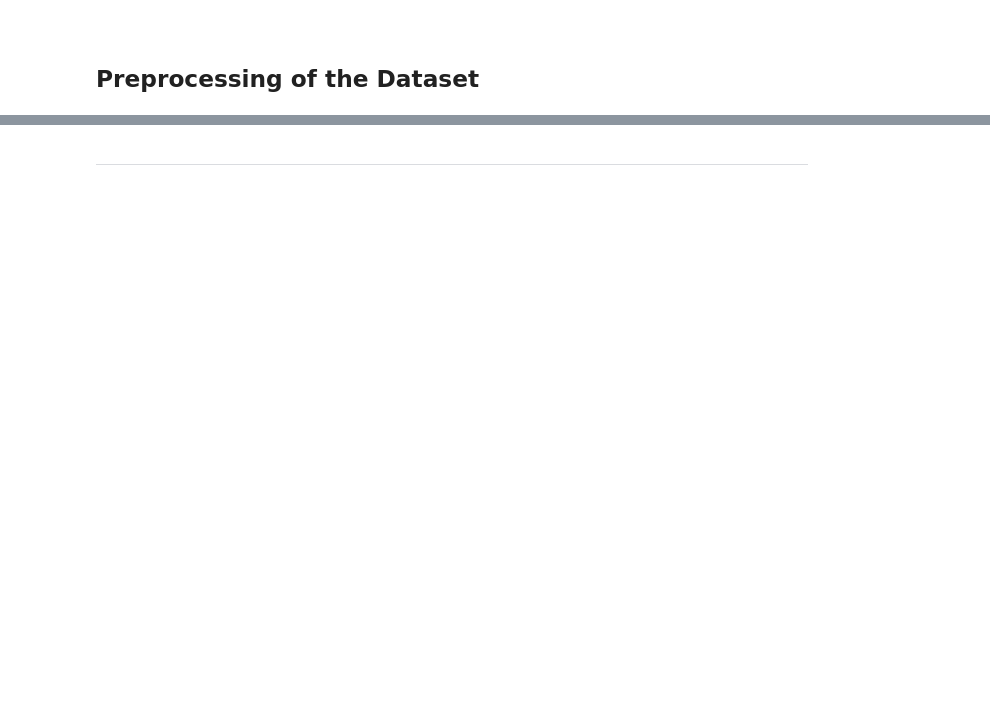
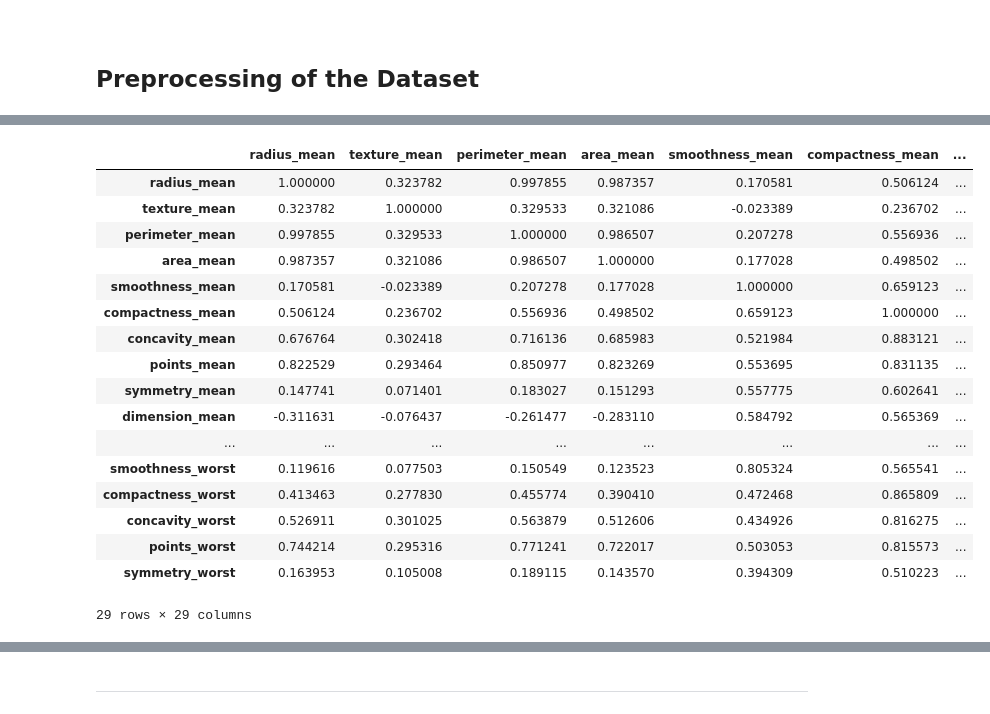
Before and after one commit to JTohall/PFDA_Project, a Jupyter notebook: Project.ipynb, the cells around one changed output, grey strips where cells are left out. Drawn from its saved outputs; the diff is of its cells as text; code cells hidden in the pictures; blank space fills up the shorter version.

```diff
--- a/Project.ipynb
+++ b/Project.ipynb
@@ -492,0 +584,23 @@ db.describe
+# %%
+# Use the correlation function to find the correlation among the columns in the Dataset
+
+db.corr()
+# %% [output]
+|  | radius_mean | texture_mean | perimeter_mean | area_mean | smoothness_mean | compactness_mean | ... |
+| radius_mean | 1.000000 | 0.323782 | 0.997855 | 0.987357 | 0.170581 | 0.506124 | ... |
+| texture_mean | 0.323782 | 1.000000 | 0.329533 | 0.321086 | -0.023389 | 0.236702 | ... |
+| perimeter_mean | 0.997855 | 0.329533 | 1.000000 | 0.986507 | 0.207278 | 0.556936 | ... |
+| area_mean | 0.987357 | 0.321086 | 0.986507 | 1.000000 | 0.177028 | 0.498502 | ... |
+| smoothness_mean | 0.170581 | -0.023389 | 0.207278 | 0.177028 | 1.000000 | 0.659123 | ... |
+| compactness_mean | 0.506124 | 0.236702 | 0.556936 | 0.498502 | 0.659123 | 1.000000 | ... |
+| concavity_mean | 0.676764 | 0.302418 | 0.716136 | 0.685983 | 0.521984 | 0.883121 | ... |
+| points_mean | 0.822529 | 0.293464 | 0.850977 | 0.823269 | 0.553695 | 0.831135 | ... |
+| symmetry_mean | 0.147741 | 0.071401 | 0.183027 | 0.151293 | 0.557775 | 0.602641 | ... |
+| dimension_mean | -0.311631 | -0.076437 | -0.261477 | -0.283110 | 0.584792 | 0.565369 | ... |
+| ... | ... | ... | ... | ... | ... | ... | ... |
+| smoothness_worst | 0.119616 | 0.077503 | 0.150549 | 0.123523 | 0.805324 | 0.565541 | ... |
+| compactness_worst | 0.413463 | 0.277830 | 0.455774 | 0.390410 | 0.472468 | 0.865809 | ... |
+| concavity_worst | 0.526911 | 0.301025 | 0.563879 | 0.512606 | 0.434926 | 0.816275 | ... |
+| points_worst | 0.744214 | 0.295316 | 0.771241 | 0.722017 | 0.503053 | 0.815573 | ... |
+| symmetry_worst | 0.163953 | 0.105008 | 0.189115 | 0.143570 | 0.394309 | 0.510223 | ... |
+29 rows × 29 columns
```
Also changed, not shown: parts of 23 cells of this notebook.
